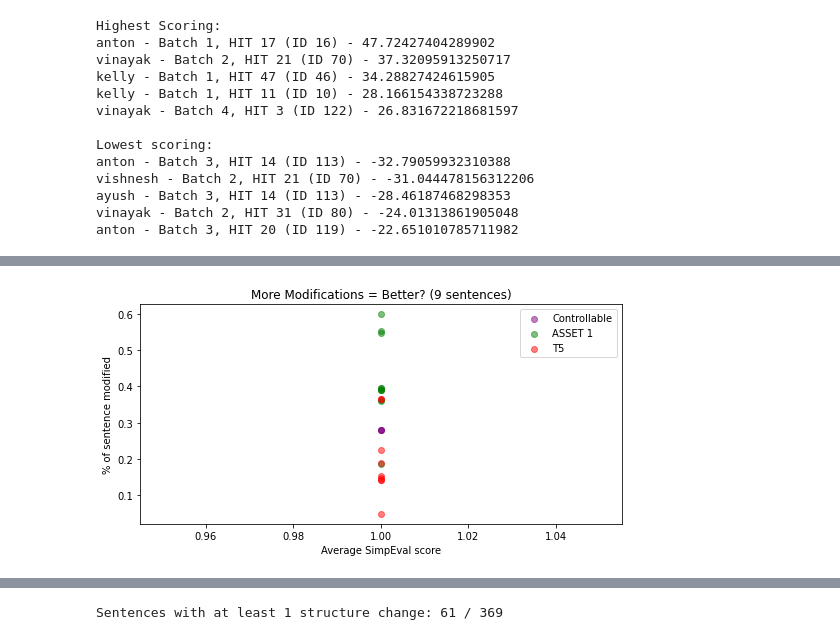
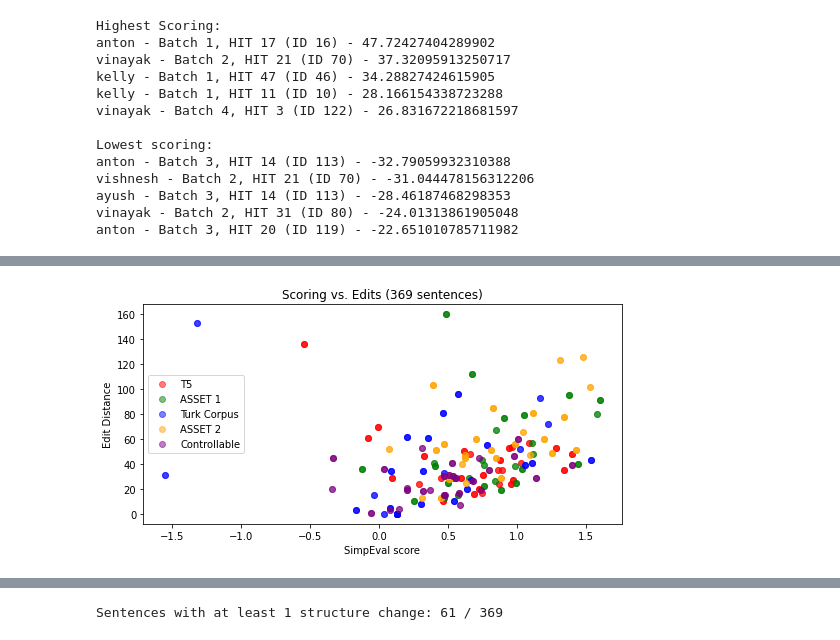
Before and after one commit to Yao-Dou/ts-annotation-tool, a Jupyter notebook: data/analysis/analysis.ipynb, the cells around one changed output, grey strips where cells are left out. Cells and saved outputs as stored; diff of their text form; code cells hidden in the pictures.

```diff
--- a/data/analysis/analysis.ipynb
+++ b/data/analysis/analysis.ipynb
@@ -205,17 +207,4 @@ ayush - Batch 3, HIT 4 (ID 103)
-# %%
-simp_eval_systems = [
-    'systems/con_simplification.txt',
-    'systems/asset.test.simp',
-    'systems/T5.txt'
-]
-for system in simp_eval_systems:
-    scores = [(int(sum(sent['simpeval_scores'])/5), sum([x['size'] for x in sent['processed_annotations']])) for sent in data if sent['system'] == system]
-    pts = [p for p in scores if p[0] != 0]
-    plt.scatter([p[0] for p in pts], [p[1] for p in pts], c =color_mapping[system], alpha=0.5, label=system_name_mapping[system])
-plt.xlabel('Average SimpEval score')
-plt.ylabel('% of sentence modified')
-plt.title(f'More Modifications = Better? ({len(pts)} sentences)')
-plt.legend()
-plt.show()
-# %% [output]
-[figure, removed]
+# %%
+edit_length(data, systems, simpeval=True)
+# %% [output]
+[figure, added]
```
Also changed, not shown: parts of 5 cells of this notebook, 8 other files.
